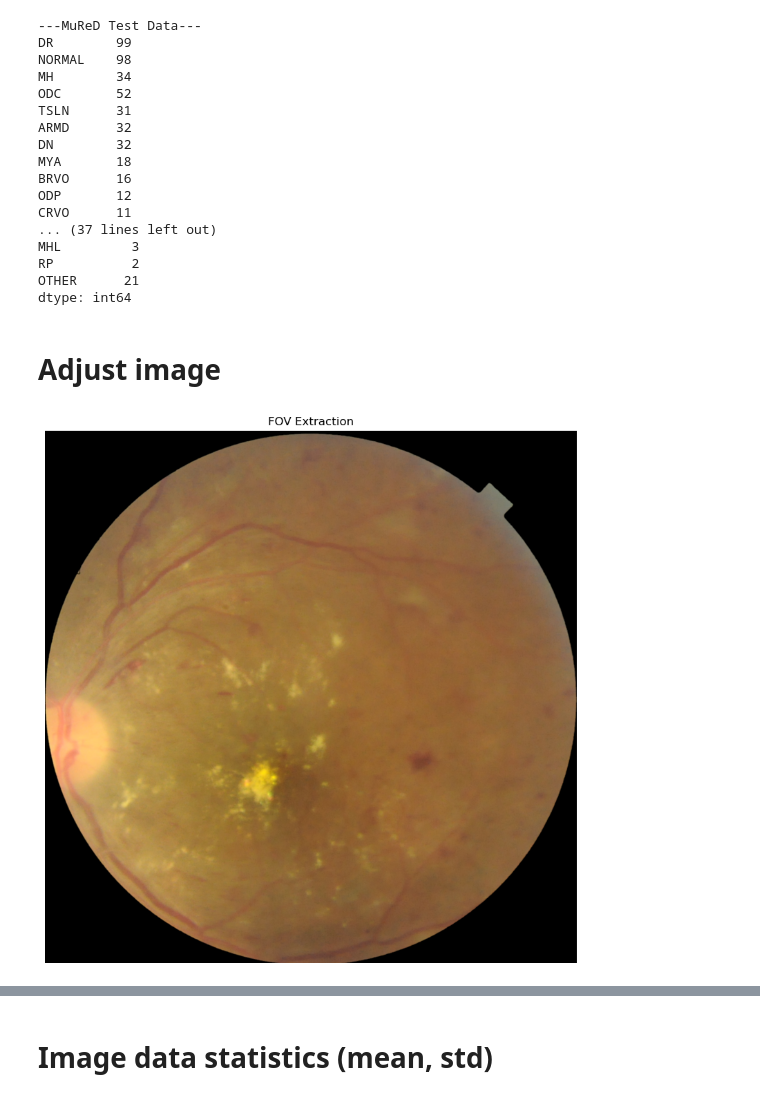
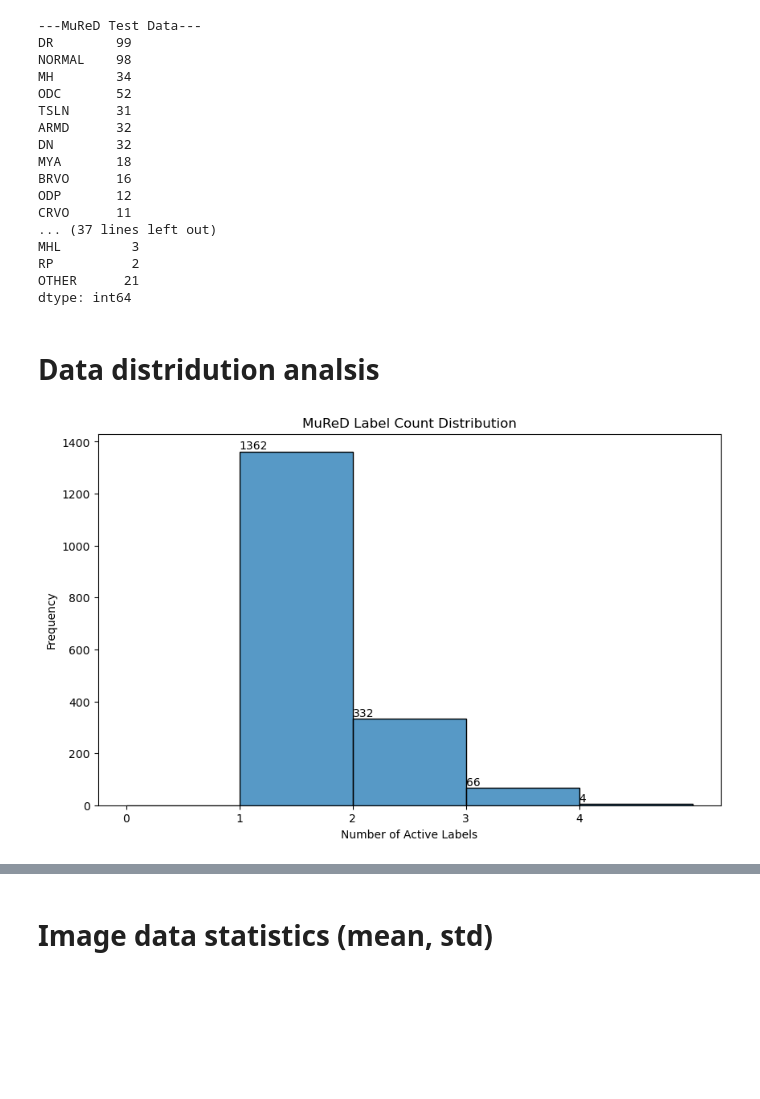
Before and after one commit to stevenlinlinlin/Multilabel-Fundus-Image-Classificaiton, a Jupyter notebook: data_analysis.ipynb, the cells around one changed output, grey strips where cells are left out. Drawn from its saved outputs; the diff is of its cells as text; code cells hidden in the pictures; blank space fills up the shorter version.

```diff
--- a/data_analysis.ipynb
+++ b/data_analysis.ipynb
@@ -91,42 +91,29 @@ MHL         3
 RP          2
 OTHER      21
 dtype: int64
-# %% [markdown]
-# Adjust image
-# %%
-import cv2
-import numpy as np
-import matplotlib.pyplot as plt
-
-# 读取图像
-image = cv2.imread('data/fundus/MuReD/images/images/1.png')
-
-# 转换为灰度图
-gray = cv2.cvtColor(image, cv2.COLOR_BGR2GRAY)
-
-# 应用阈值来区分前景和背景
-_, thresh = cv2.threshold(gray, 30, 255, cv2.THRESH_BINARY)
-
-# 找到轮廓
-contours, _ = cv2.findContours(thresh, cv2.RETR_EXTERNAL, cv2.CHAIN_APPROX_SIMPLE)
-
-# 假设最大的轮廓是眼底区域
-c = max(contours, key=cv2.contourArea)
-
-# 创建一个和原始图像大小相同的掩模，初始全为0
-mask = np.zeros_like(gray)
-
-# 填充找到的轮廓，创建掩模
-cv2.drawContours(mask, [c], -1, 255, thickness=cv2.FILLED)
-
-# 应用掩模
-result = cv2.bitwise_and(image, image, mask=mask)
-
-# 使用matplotlib显示结果
-plt.figure(figsize=(10, 10))
-plt.imshow(cv2.cvtColor(result, cv2.COLOR_BGR2RGB))
-plt.title('FOV Extraction')
-plt.axis('off')  # 不显示坐标轴
-plt.show()
-# %% [output]
-[figure, removed]
+# %% [markdown]
+# Data distridution analsis
+# %%
+import pandas as pd
+import matplotlib.pyplot as plt
+import seaborn as sns
+
+df = pd.read_csv('./data/fundus/MuReD/train_data.csv')
+
+label_counts = df.drop('ID', axis=1).sum(axis=1)
+count_frequencies = label_counts.value_counts().sort_index()
+
+plt.figure(figsize=(10, 6))
+sns.histplot(label_counts, bins=range(int(label_counts.max())+2), kde=False)
+plt.title('MuReD Label Count Distribution')
+plt.xlabel('Number of Active Labels')
+plt.ylabel('Frequency')
+plt.xticks(range(int(label_counts.max())+1))
+# plt.grid(True)
+
+for index, value in count_frequencies.items():
+    plt.text(index, value, str(value), ha='left', va='bottom')
+
+plt.show()
+# %% [output]
+[figure, added]
```
Also changed, not shown: parts of 2 cells of this notebook, 1 other file.
